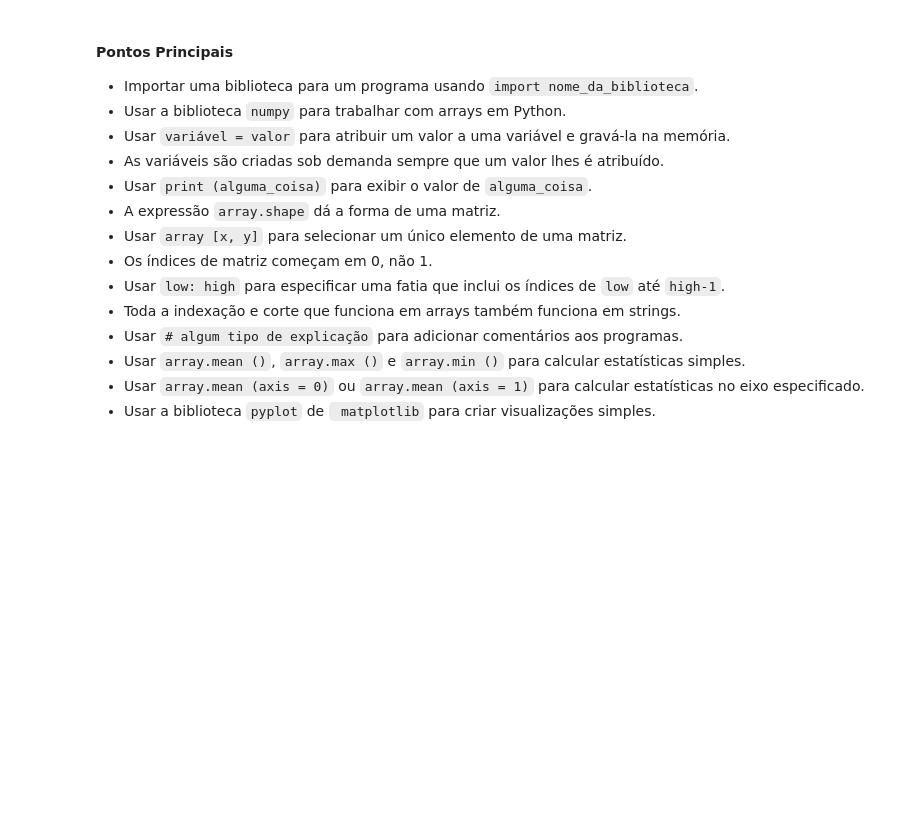
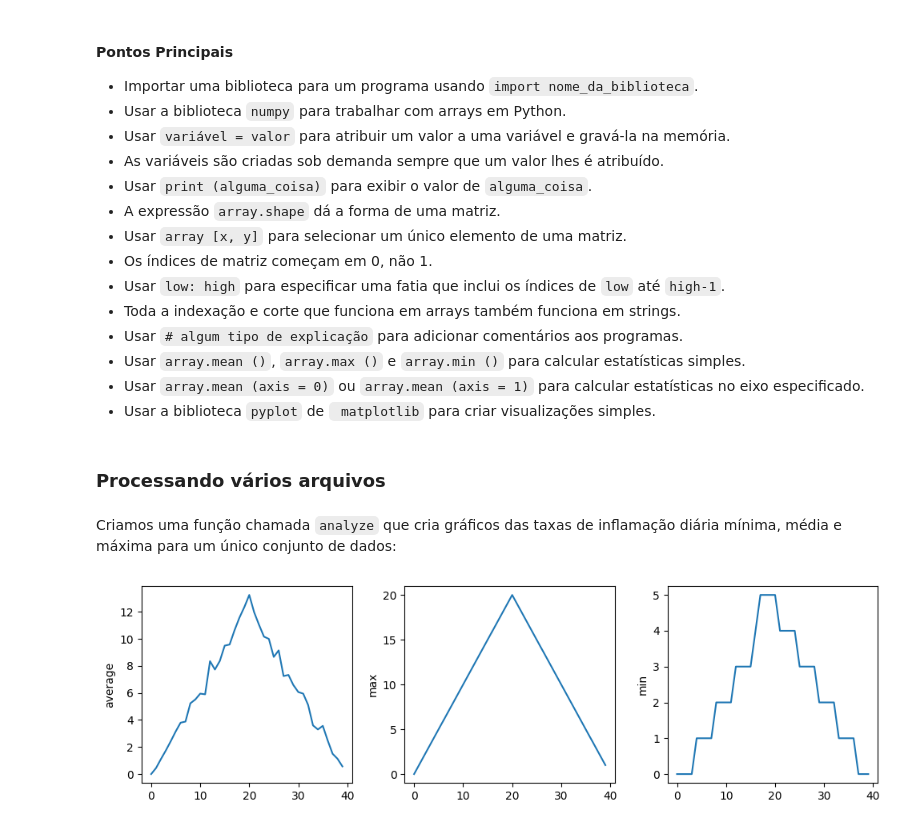
Before and after one commit to rafaluz/TOPICOS-ESPECIAIS-20241, a Jupyter notebook: 1 - introducao_python/02 - introducao a analise de dados.ipynb, the cells around one changed output. Saved outputs shown, nothing was run; the diff lists cells and outputs as text; code cells hidden in the pictures; blank space fills up the shorter version.

```diff
--- a/1 - introducao_python/02 - introducao a analise de dados.ipynb
+++ b/1 - introducao_python/02 - introducao a analise de dados.ipynb
@@ -452,3 +452,36 @@ plt.show()
 * Usar `array.mean ()`, `array.max ()` e `array.min ()` para calcular estatísticas simples.
 * Usar `array.mean (axis = 0)` ou `array.mean (axis = 1)` para calcular estatísticas no eixo especificado.
 * Usar a biblioteca `pyplot` de ` matplotlib` para criar visualizações simples.
+# %% [markdown]
+### Processando vários arquivos
+# %% [markdown]
+Criamos uma função chamada `analyze` que cria gráficos das taxas de inflamação diária mínima, média e máxima para um único conjunto de dados:
+# %%
+%matplotlib inline
+
+import numpy as np
+from matplotlib import pyplot as plt
+
+def analyze(filename):
+    data = np.loadtxt(fname=filename, delimiter=',')
+
+    plt.figure(figsize=(10.0, 3.0))
+
+    plt.subplot(1, 3, 1)
+    plt.ylabel('average')
+    plt.plot(data.mean(0))
+
+    plt.subplot(1, 3, 2)
+    plt.ylabel('max')
+    plt.plot(data.max(0))
+
+    plt.subplot(1, 3, 3)
+    plt.ylabel('min')
+    plt.plot(data.min(0))
+
+    plt.tight_layout()
+    plt.show()
+
+analyze('data/inflammation-01.csv')
+# %% [output]
+[figure, added]
```
Also changed, not shown: parts of 13 cells of this notebook.
